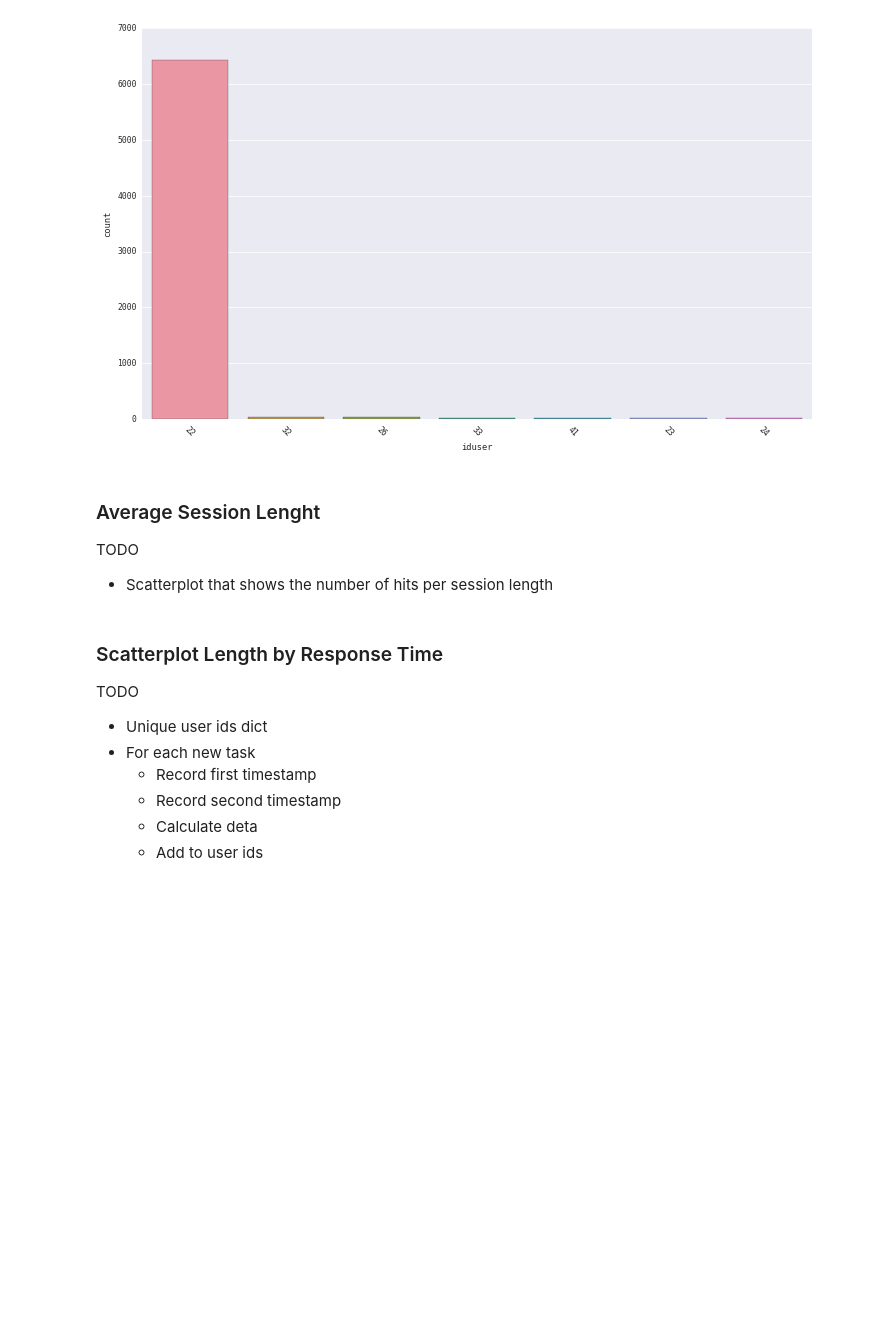
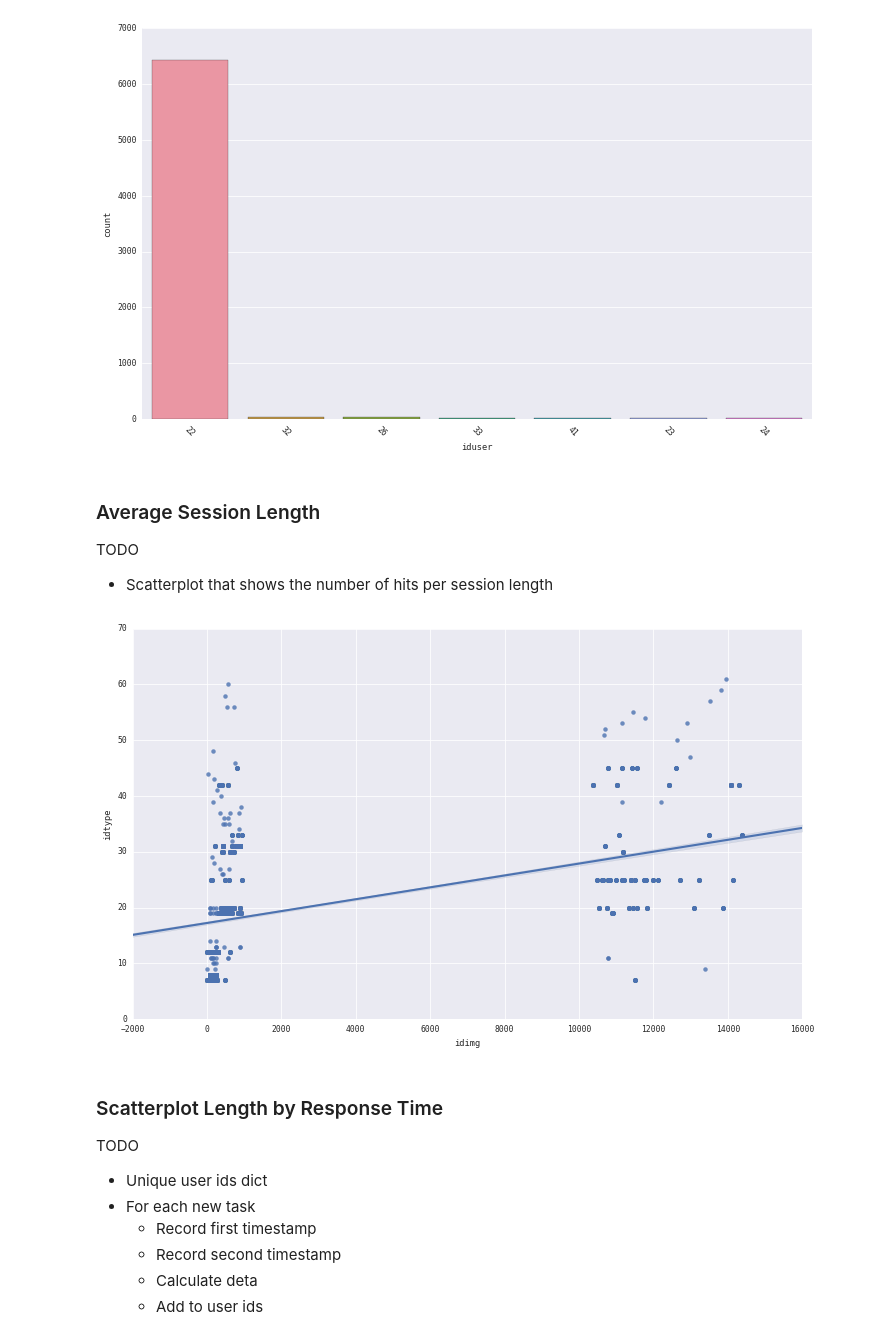
Before and after one commit to sical/NameThatChart, a Jupyter notebook: notebook/first-data-analysis.ipynb, the cells around one changed output. Cells and saved outputs as stored; diff of their text form; code cells hidden in the pictures; blank space fills up the shorter version.

Commit message:
More data analysis

```diff
--- a/notebook/first-data-analysis.ipynb
+++ b/notebook/first-data-analysis.ipynb
@@ -232,11 +232,17 @@ fig.savefig("/Users/rvuillemot/Dropbox/paper-2017-crowdvis/figures/users-distrib
 # %% [output]
 [figure]
 # %% [markdown]
-### Average Session Lenght
+### Average Session Length
 
 TODO
 
 * Scatterplot that shows the number of hits per session length
+# %%
+f, ax = plt.subplots(figsize=(12, 7))
+sns.regplot(x="idimg", y="idtype", data=df_users_clean)
+show()
+# %% [output]
+[figure, added]
 # %% [markdown]
 ### Scatterplot Length by Response Time
 
```
Also changed, not shown: parts of 6 cells of this notebook.
